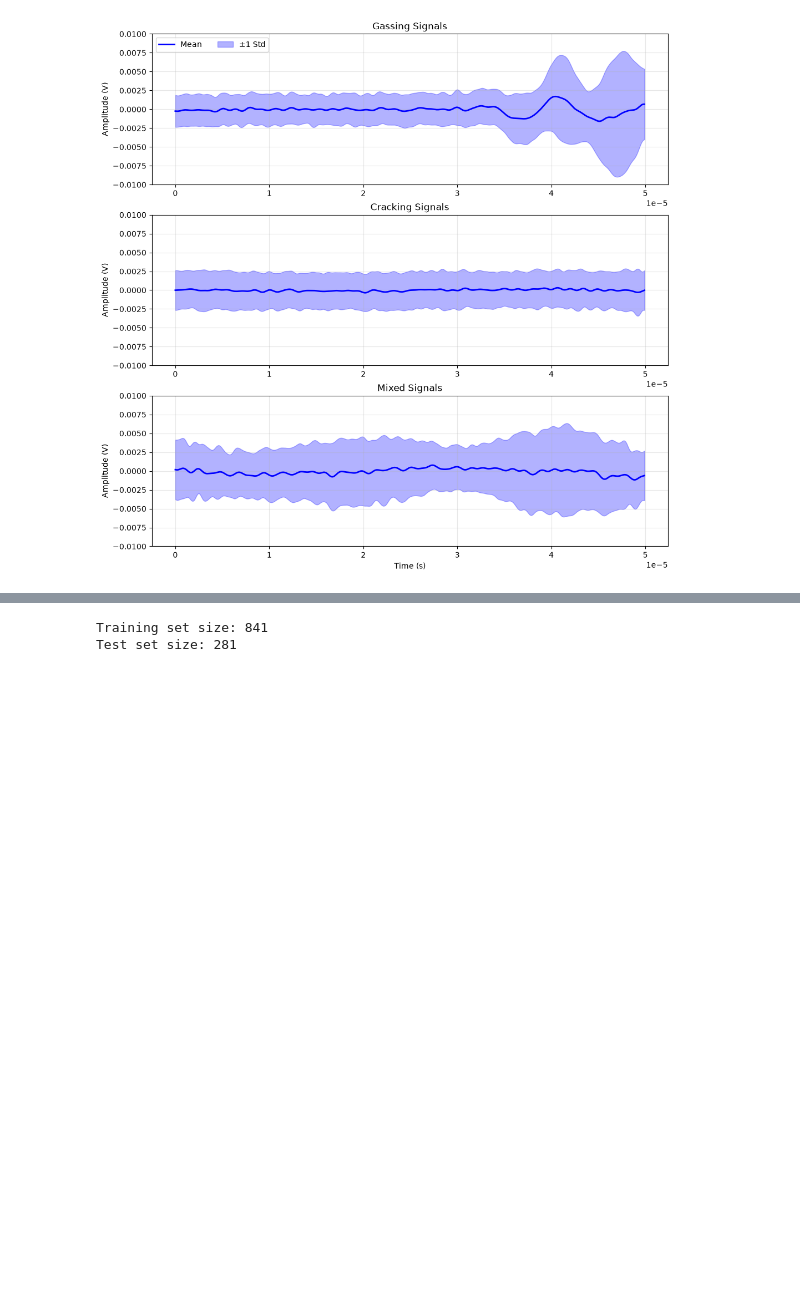
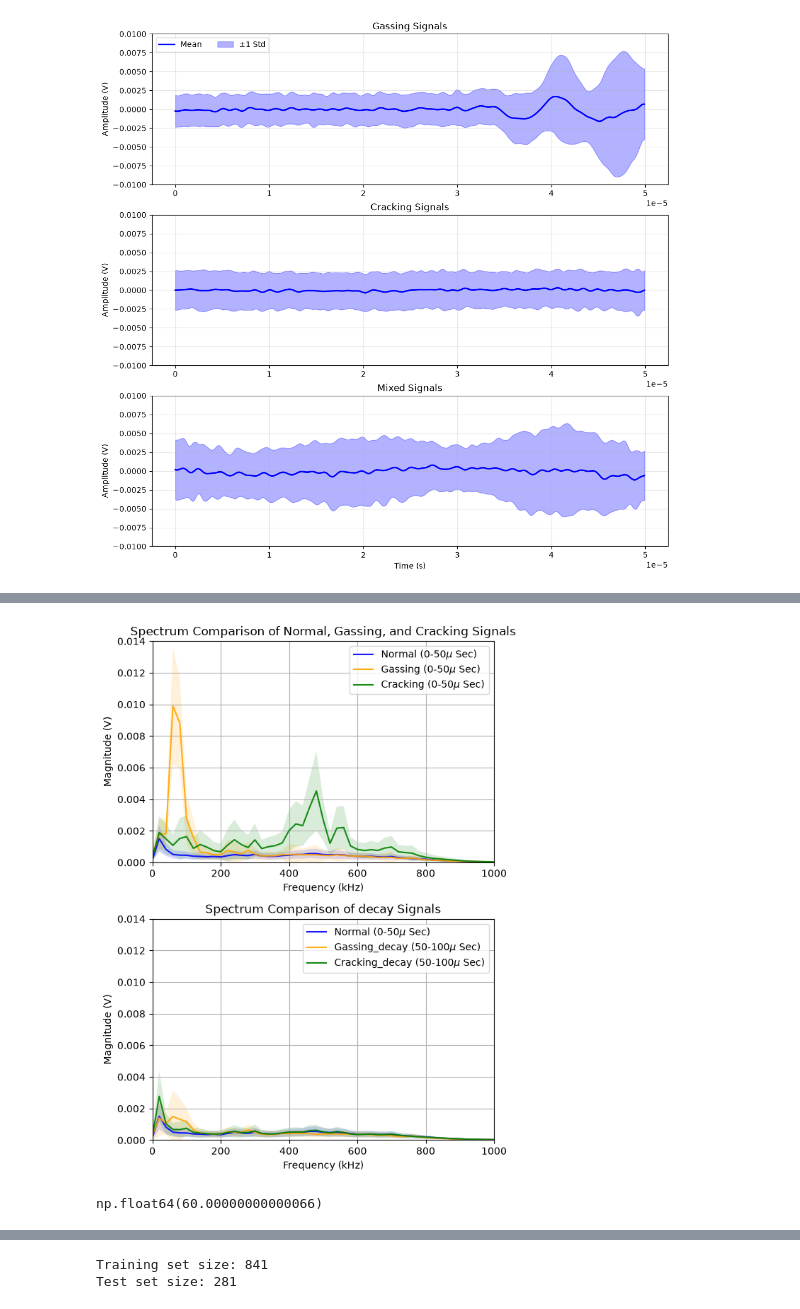
Before and after one commit to ywkim09/Battery_Diagnosis_Using_AE, a Jupyter notebook: data_analysis_fourier.ipynb, the cells around one changed output, grey strips where cells are left out. Saved outputs shown, nothing was run; the diff lists cells and outputs as text; code cells hidden in the pictures; blank space fills up the shorter version.

```diff
--- a/data_analysis_fourier.ipynb
+++ b/data_analysis_fourier.ipynb
@@ -269,0 +292,75 @@ y = np.array([0]*len(noise_magnitude_lst) + [1]*len(gassing_magnitude_lst) + [2]
+# %%
+N = 500
+freq_dict = {}
+magnitude_dict = {}
+
+for key in signal_data:
+    if RECOMBINE:
+        if key in ["gassing", "cracking"]:
+            signal_data[key] = recombine_dfs(signal_data[key], signal_data[key + "_decay"])
+        freqs, magnitude = run_fft(signal_data[key])
+    else:
+        freqs, magnitude = run_fft_equal_length(signal_data[key], N_target=N)
+    freq_dict[key] = np.squeeze(freqs)
+    magnitude_dict[key] = np.squeeze(magnitude)
+    if len(freq_dict[key].shape) >2:
+        freq_dict[key] = freq_dict[key].squeeze()
+        rand_ints = np.random.randint(freq_dict[key].shape[1], size=freq_dict[key].shape[0])
+        freq_dict[key] = np.array([freq_dict[key][i,j,:] for i,j in enumerate(rand_ints)])
+        magnitude_dict[key] = np.array([magnitude_dict[key][i,j,:] for i,j in enumerate(rand_ints)])
+# %%
+fig, ax = plt.subplots(2,1, figsize=(6, 8))
+color_map = {"normal": "blue",
+             "gassing": "orange",
+             "cracking": "green",
+             "mixed": "purple",
+             "gassing_decay": "orange",
+             "cracking_decay": "green",
+             "mixed_decay": "purple"}
+
+for i, key in enumerate(freq_dict):
+
+    freq = freq_dict[key].mean(axis=0)
+    mag = magnitude_dict[key].mean(axis=0)
+    mag_std = magnitude_dict[key].std(axis=0)
+    if key == "normal":
+        ax[1].plot(freq, mag, alpha=0.9, label=key.capitalize()+ r' (0-50$\mu$ Sec)', color=color_map.get(key, 'black'), linestyle='-', linewidth=1.5)
+        ax[1].fill_between(freq, mag - mag_std, mag + mag_std,
+                    alpha=0.15, color=color_map.get(key, 'black'), edgecolor='none')
+        ax[1].set_xlim(0, 1)
+        ax[1].set_ylim(0, 0.014)
+        ax[1].set_title('Spectrum Comparison of Normal, Gassing, and Cracking Signals')
+        ax[1].set_xlabel('Frequency (kHz)')
+        ax[1].set_ylabel('Magnitude (V)')
+        ax[1].grid(True)
+        ax[1].legend()
+    if key.split('_')[0] != 'mixed':
+        if key.split('_')[-1] != 'decay':
+            ax[0].plot(freq, mag, alpha=0.9, label=key.capitalize()+ r' (0-50$\mu$ Sec)', color=color_map.get(key, 'black'), linestyle='-', linewidth=1.5)
+            ax[0].fill_between(freq, mag - mag_std, mag + mag_std,
+                        alpha=0.15, color=color_map.get(key, 'black'), edgecolor='none')
+
+        else:
+            ax[1].plot(freq, mag, alpha=0.9, label=key.capitalize()+ r' (50-100$\mu$ Sec)', color=color_map.get(key, 'black'), linestyle='-', linewidth=1.5)
+            ax[1].fill_between(freq, mag - mag_std, mag + mag_std,
+                    alpha=0.15, color=color_map.get(key, 'black'),edgecolor='none')
+    ax[i%2].set_xlim(0, 1000)
+    ax[i%2].set_ylim(0, 0.014)
+    ax[i%2].set_xlabel('Frequency (kHz)')
+    ax[i%2].set_ylabel('Magnitude (V)')
+    ax[i%2].grid(True)
+    ax[i%2].legend()
+    ax[0].set_title('Spectrum Comparison of Normal, Gassing, and Cracking Signals')
+    ax[1].set_title('Spectrum Comparison of decay Signals')
+    # ax[1].set_yscale('log')
+
+
+plt.tight_layout()
+plt.show()
+# %% [output]
+[figure, added]
+# %%
+magnitude_dict['gassing_decay'].mean(axis=0).argmax()
+freq_dict['gassing_decay'].mean(axis=0)[magnitude_dict['gassing_decay'].mean(axis=0).argmax()]
+# %% [output]
+np.float64(60.00000000000066)
```
Also changed, not shown: parts of 22 cells of this notebook.
